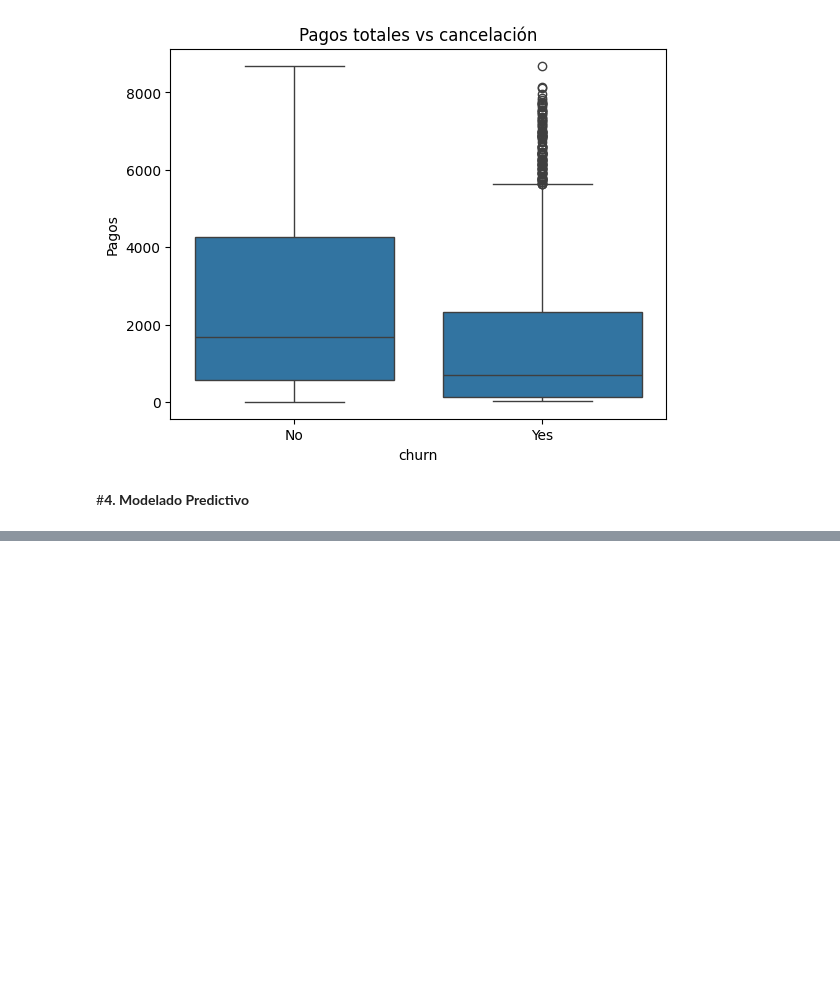
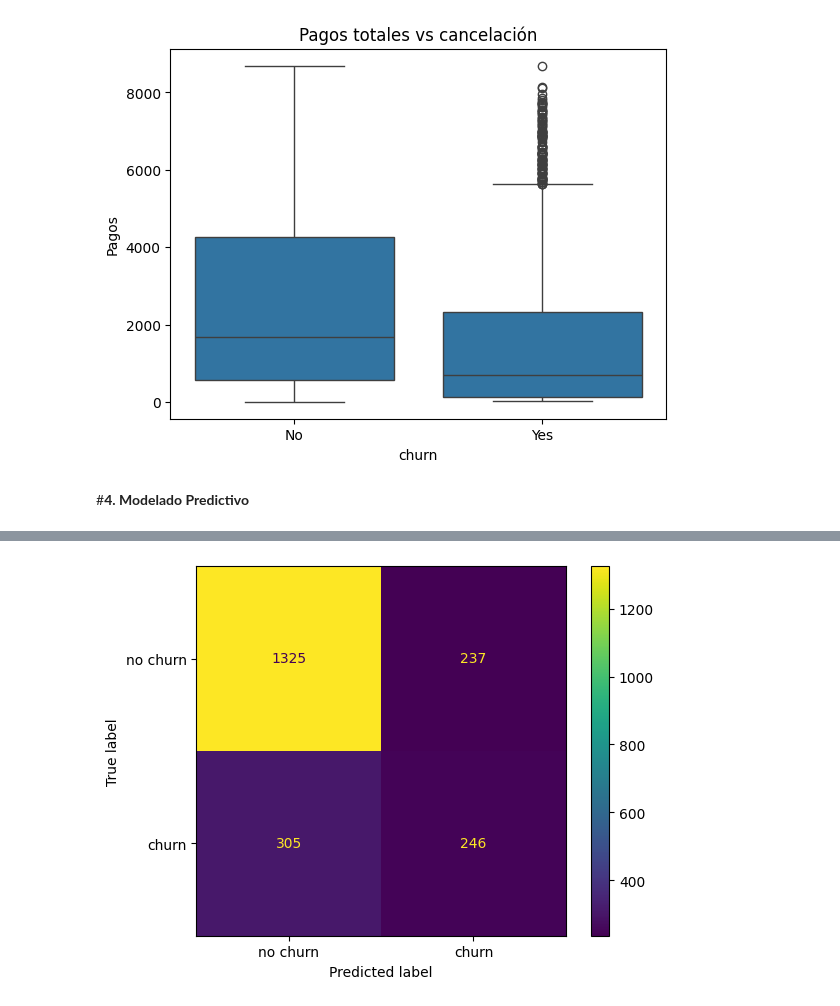
Before and after one commit to dialejo/Telecom_x2, a Jupyter notebook: Telecom_X2_Churn_prediccion.ipynb, the cells around one changed output, grey strips where cells are left out. Drawn from its saved outputs; the diff is of its cells as text; code cells hidden in the pictures; blank space fills up the shorter version.

```diff
--- a/Telecom_X2_Churn_prediccion.ipynb
+++ b/Telecom_X2_Churn_prediccion.ipynb
@@ -619,0 +647,15 @@ X_train, X_test, y_train, y_test = train_test_split(X, y, test_size=0.30, random
+# %%
+modelo3 = imbpipeline(steps=[
+    ('scaler', StandardScaler()),
+    ('smote', SMOTE(sampling_strategy=0.5, random_state=42)),
+    ('KNN', KNeighborsClassifier(n_neighbors=5))
+])
+
+skf = StratifiedKFold(n_splits=5, shuffle=True, random_state=42)
+
+cv_res_modelo3 = cross_validate(
+    modelo3, X_train, y_train,
+    cv=skf,
+    scoring=['accuracy','recall','precision','f1'],
+    n_jobs=-1
+)
@@ -619,0 +789,6 @@ X_train, X_test, y_train, y_test = train_test_split(X, y, test_size=0.30, random
+# %%
+visualizacion_matriz_confusion_3 = ConfusionMatrixDisplay(confusion_matrix = matriz_confusion_3, display_labels=['no churn','churn'])
+visualizacion_matriz_confusion_3.plot()
+plt.show()
+# %% [output]
+[figure, added]
```
Also changed, not shown: parts of 47 cells of this notebook.
